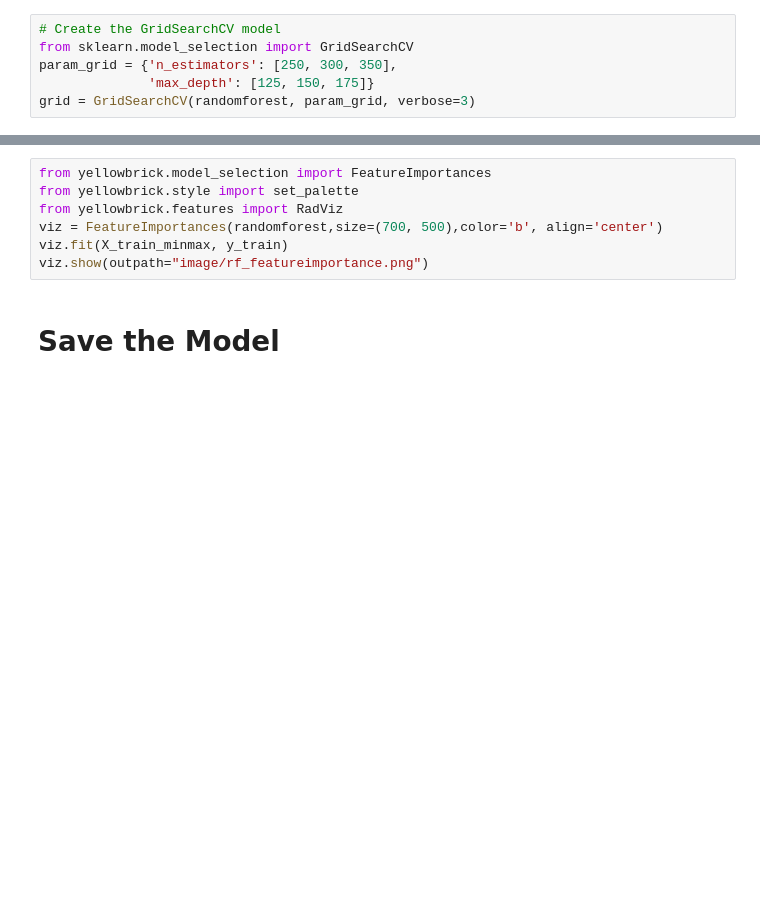
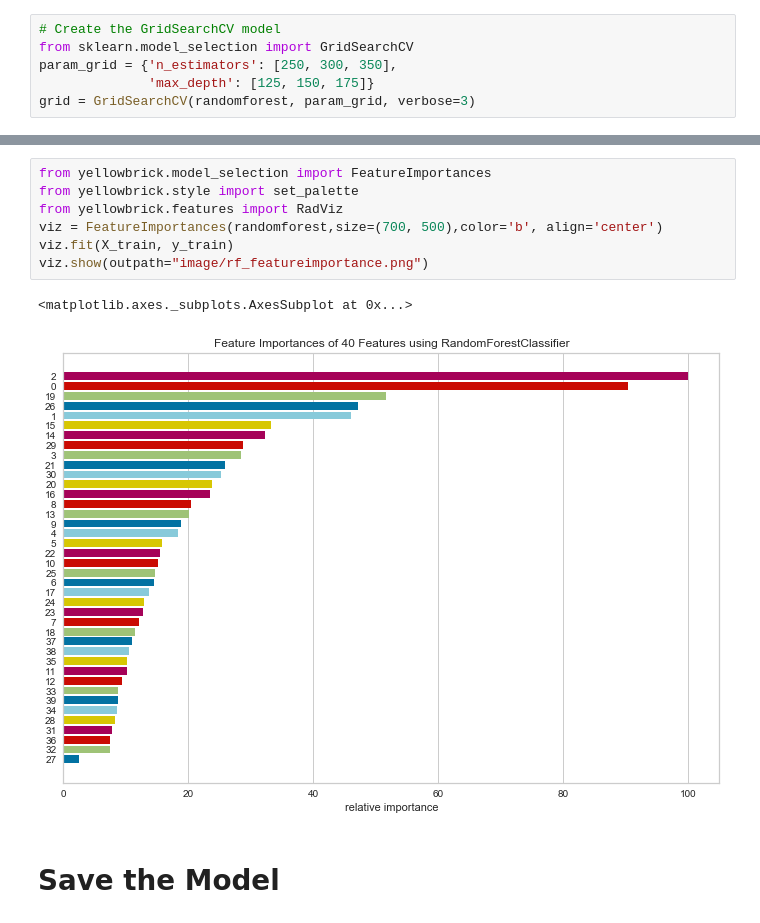
Before and after one commit to ermiasgelaye/machine-learning-challenge, a Jupyter notebook: all_ML_code/Random_forest_model.ipynb, the cells around one changed output, grey strips where cells are left out. Cells and saved outputs as stored; diff of their text form; blank space fills up the shorter version.

```diff
--- a/all_ML_code/Random_forest_model.ipynb
+++ b/all_ML_code/Random_forest_model.ipynb
@@ -178,10 +215,13 @@ viz.show(outpath="image/randomforest_classifier.png")
 # %%
 from yellowbrick.model_selection import FeatureImportances
 from yellowbrick.style import set_palette
 from yellowbrick.features import RadViz
 viz = FeatureImportances(randomforest,size=(700, 500),color='b', align='center')
-viz.fit(X_train_minmax, y_train)
+viz.fit(X_train, y_train)
 viz.show(outpath="image/rf_featureimportance.png")
+# %% [output]
+<matplotlib.axes._subplots.AxesSubplot at 0x...>
+[figure, added]
 # %% [markdown]
 # Save the Model
 # %%
```
Also changed, not shown: parts of 12 cells of this notebook, 16 other files.
